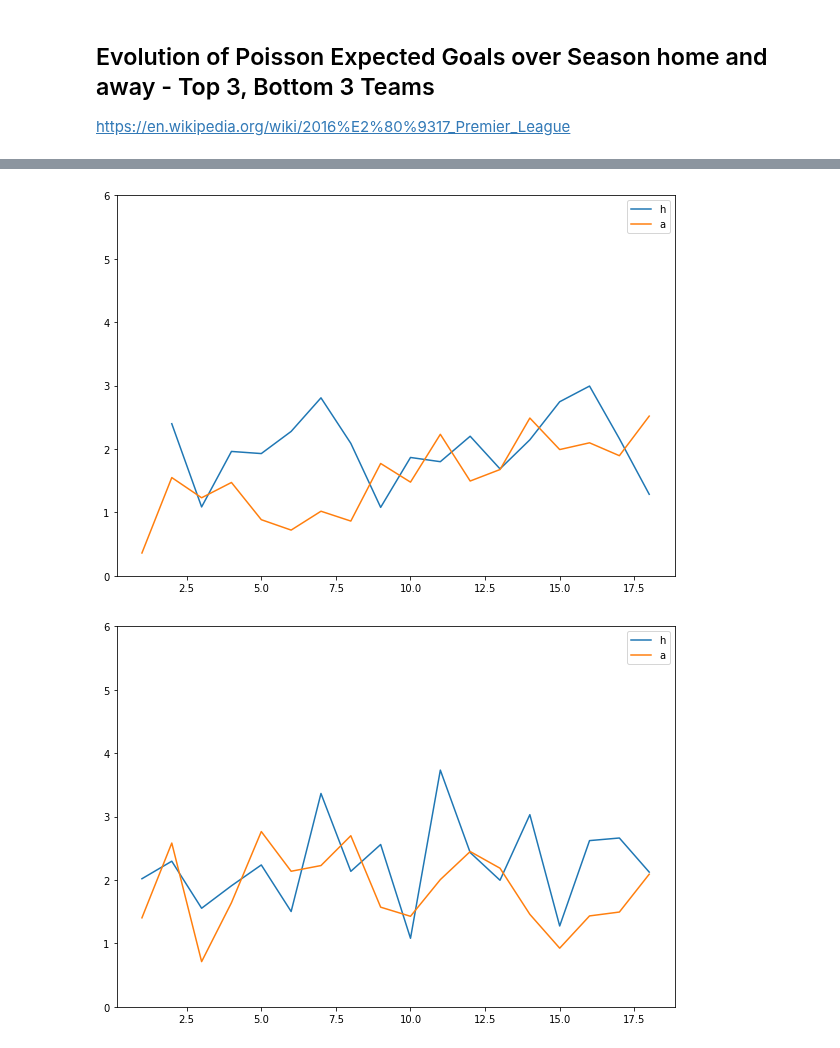
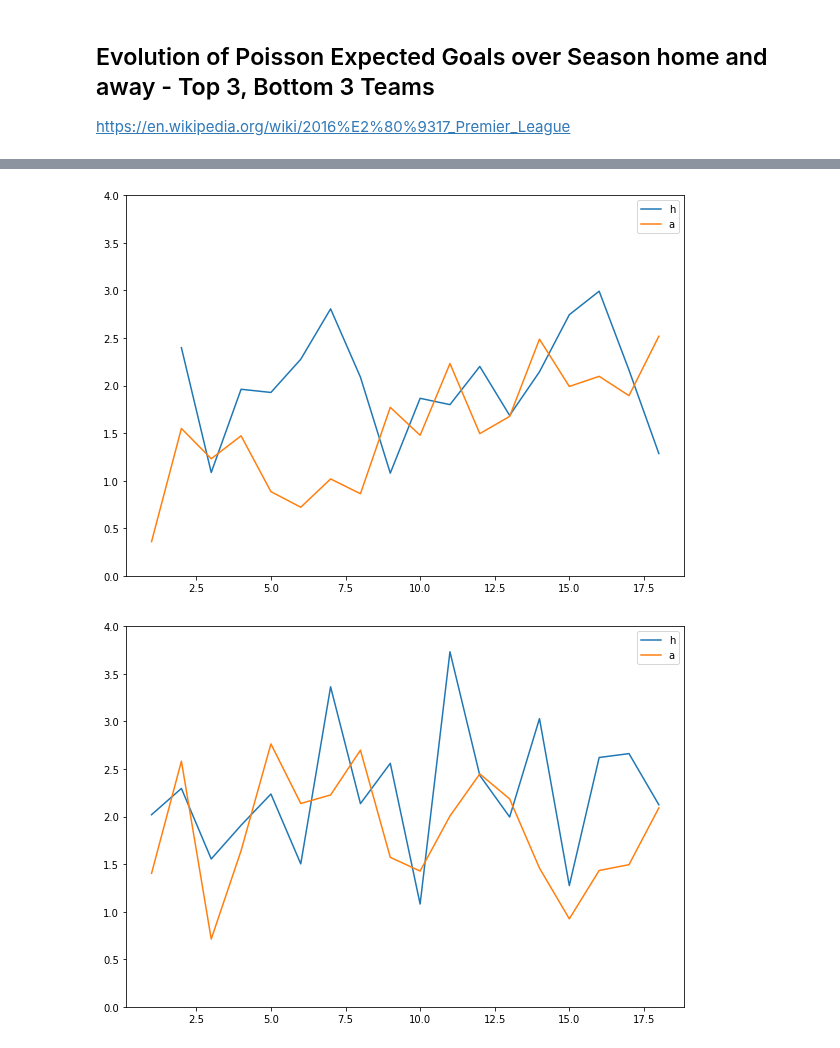
Before and after one commit to DMacGillivray/soccer-predictions, a Jupyter notebook: notebooks/003.05 Features - Logistic Regression Power Ranking.ipynb, the cells around one changed output, grey strips where cells are left out. Drawn from its saved outputs; the diff is of its cells as text; code cells hidden in the pictures.

```diff
--- a/notebooks/003.05 Features - Logistic Regression Power Ranking.ipynb
+++ b/notebooks/003.05 Features - Logistic Regression Power Ranking.ipynb
@@ -747,25 +747,25 @@ df_team = df[crit1 | crit2]
 fig, ax = plt.subplots(figsize=(10,7))
 ax.plot(df_team[df['h'] == team]['h_poissPred'].values, label='h')
 ax.plot(df_team[df['a'] == team]['a_poissPred'].values, label='a')
-ax.set_ylim((0,6))
+ax.set_ylim((0,4))
 plt.legend()
 plt.show();
 # %% [output]
-[figure, old version]
+[figure, new version]
 # %%
 team = 'Man City'
 crit1 = df['h'] == team
 crit2 = df['a'] == team
 df_team = df[crit1 | crit2]
 
 fig, ax = plt.subplots(figsize=(10,7))
 ax.plot(df_team[df['h'] == team]['h_poissPred'].values, label='h')
 ax.plot(df_team[df['a'] == team]['a_poissPred'].values, label='a')
-ax.set_ylim((0,6))
+ax.set_ylim((0,4))
 plt.legend()
 plt.show();
 # %% [output]
-[figure, old version]
+[figure, new version]
 # %%
 team = 'Hull'
 crit1 = df['h'] == team
```
Also changed, not shown: parts of 7 cells of this notebook, 13 other files.
